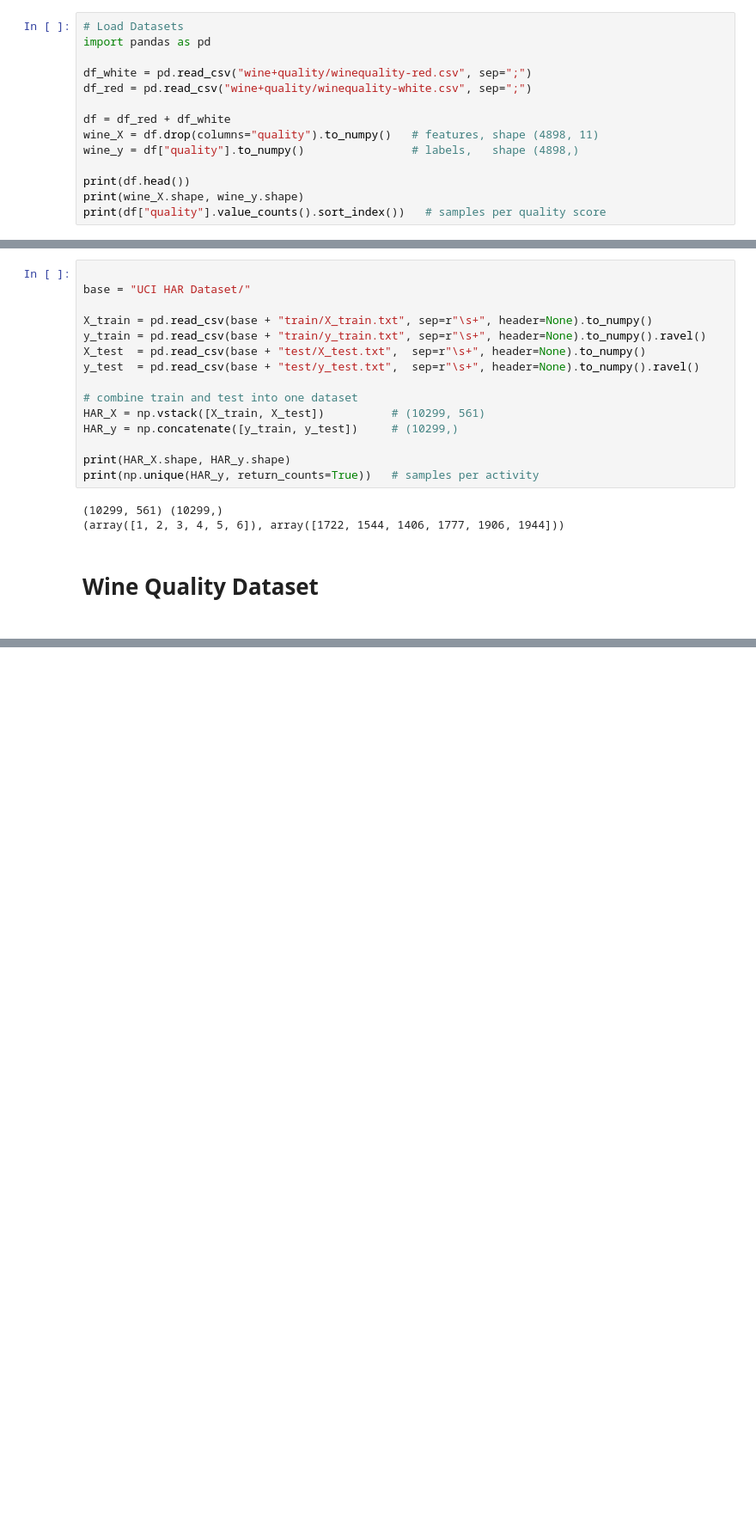
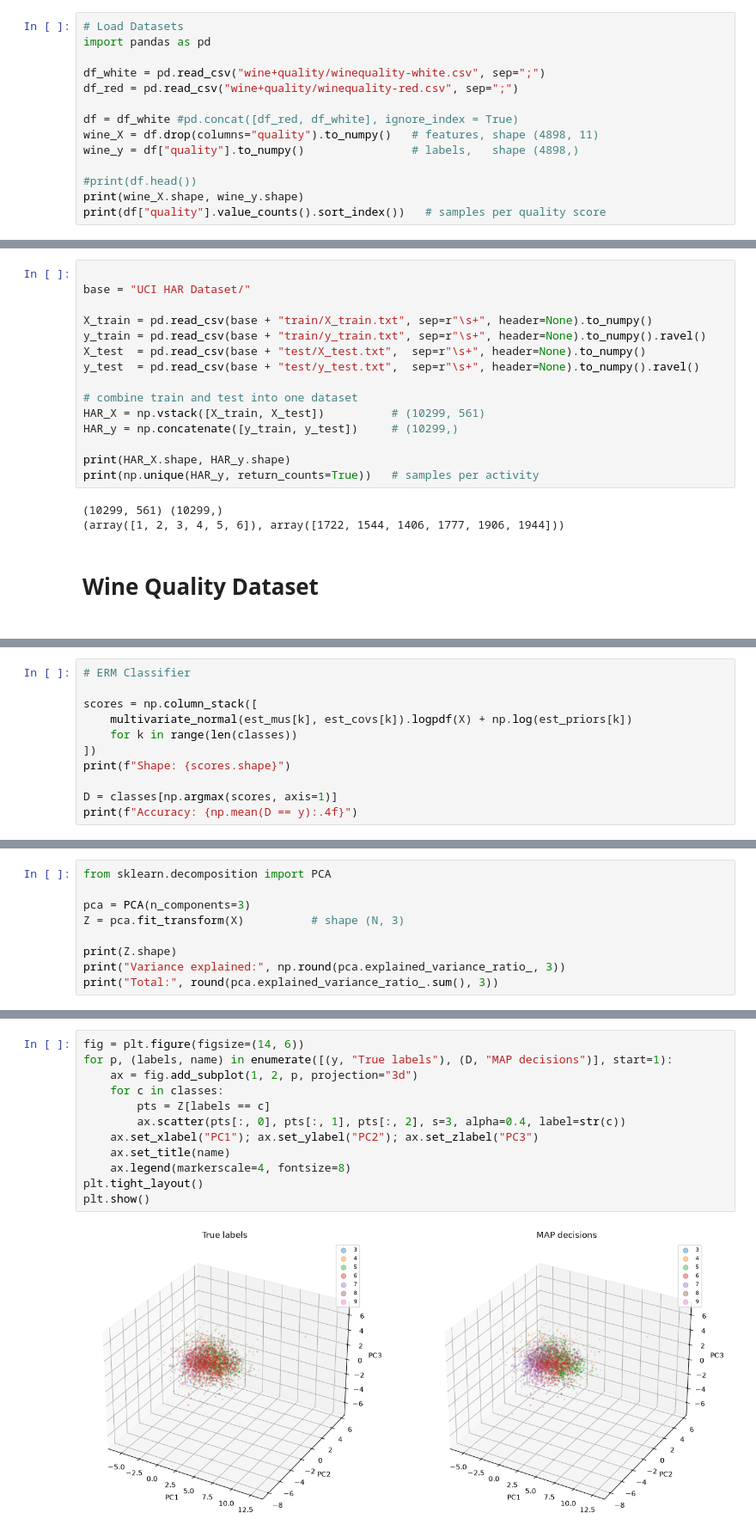
Before and after one commit to RonanEngel/EC5564_Assignments, a Jupyter notebook: Assignment_1/question_3.ipynb, the cells around one changed output, grey strips where cells are left out. Shown at 86% size. Cells and saved outputs as stored; diff of their text form; blank space fills up the shorter version.

```diff
--- a/Assignment_1/question_3.ipynb
+++ b/Assignment_1/question_3.ipynb
@@ -17,14 +17,14 @@ Installations Working!
 # Load Datasets
 import pandas as pd
 
-df_white = pd.read_csv("wine+quality/winequality-red.csv", sep=";")
-df_red = pd.read_csv("wine+quality/winequality-white.csv", sep=";")
+df_white = pd.read_csv("wine+quality/winequality-white.csv", sep=";")
+df_red = pd.read_csv("wine+quality/winequality-red.csv", sep=";")
 
-df = df_red + df_white
+df = df_white #pd.concat([df_red, df_white], ignore_index = True)
 wine_X = df.drop(columns="quality").to_numpy()   # features, shape (4898, 11)
 wine_y = df["quality"].to_numpy()                # labels,   shape (4898,)
 
-print(df.head())
+#print(df.head())
 print(wine_X.shape, wine_y.shape)
 print(df["quality"].value_counts().sort_index())   # samples per quality score
 # %% [output]
@@ -69,0 +111,11 @@ print(np.unique(HAR_y, return_counts=True))   # samples per activity
+# %%
+# ERM Classifier
+
+scores = np.column_stack([
+    multivariate_normal(est_mus[k], est_covs[k]).logpdf(X) + np.log(est_priors[k])
+    for k in range(len(classes))
+])
+print(f"Shape: {scores.shape}")
+
+D = classes[np.argmax(scores, axis=1)]
+print(f"Accuracy: {np.mean(D == y):.4f}")
@@ -69,0 +186,9 @@ print(np.unique(HAR_y, return_counts=True))   # samples per activity
+# %%
+from sklearn.decomposition import PCA
+
+pca = PCA(n_components=3)
+Z = pca.fit_transform(X)          # shape (N, 3)
+
+print(Z.shape)
+print("Variance explained:", np.round(pca.explained_variance_ratio_, 3))
+print("Total:", round(pca.explained_variance_ratio_.sum(), 3))
@@ -69,0 +199,14 @@ print(np.unique(HAR_y, return_counts=True))   # samples per activity
+# %%
+fig = plt.figure(figsize=(14, 6))
+for p, (labels, name) in enumerate([(y, "True labels"), (D, "MAP decisions")], start=1):
+    ax = fig.add_subplot(1, 2, p, projection="3d")
+    for c in classes:
+        pts = Z[labels == c]
+        ax.scatter(pts[:, 0], pts[:, 1], pts[:, 2], s=3, alpha=0.4, label=str(c))
+    ax.set_xlabel("PC1"); ax.set_ylabel("PC2"); ax.set_zlabel("PC3")
+    ax.set_title(name)
+    ax.legend(markerscale=4, fontsize=8)
+plt.tight_layout()
+plt.show()
+# %% [output]
+[figure, added]
```
Also changed, not shown: parts of 23 cells of this notebook.
